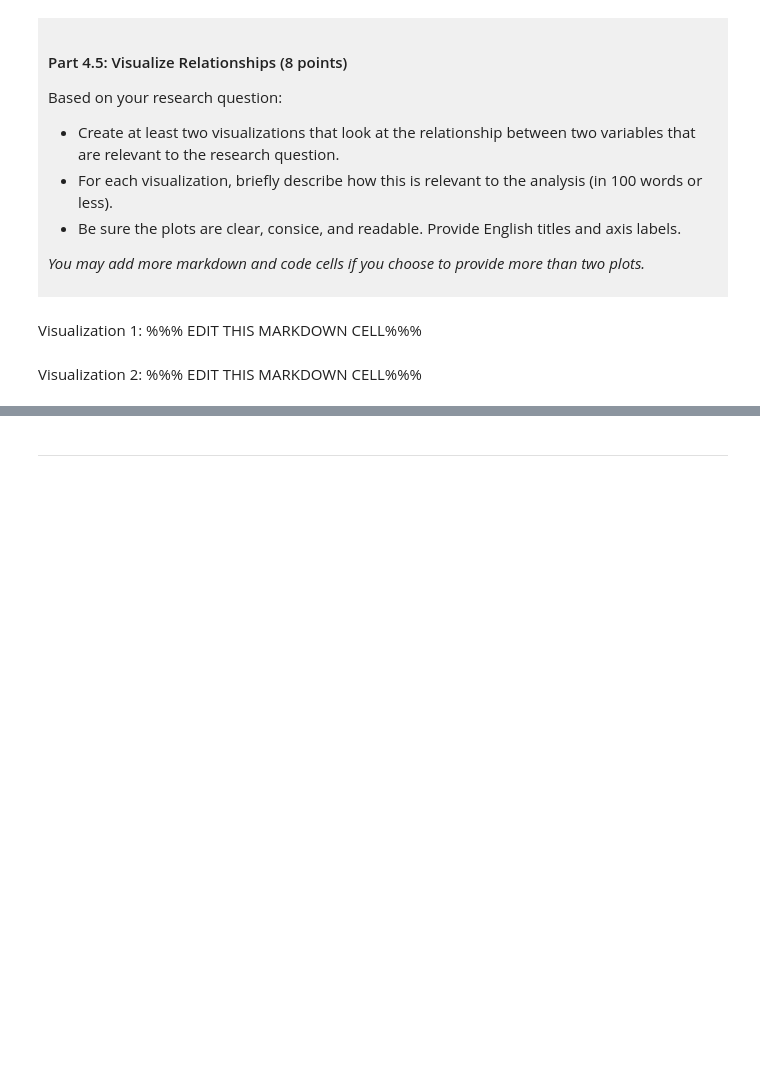
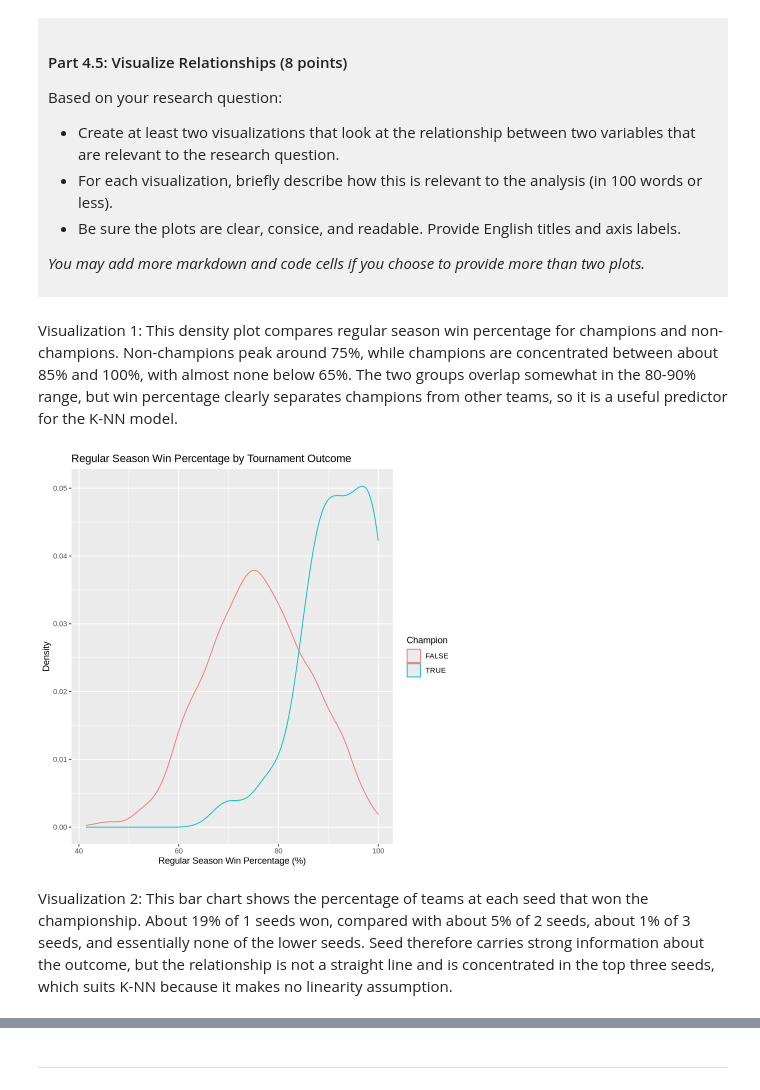
Before and after one commit to Hankin07/dsci-100-project-Hankin-Zhao, a Jupyter notebook: dsci-100-project-notebook.ipynb, the cells around one changed output, grey strips where cells are left out. Drawn from its saved outputs; the diff is of its cells as text; code cells hidden in the pictures; blank space fills up the shorter version.

```diff
--- a/dsci-100-project-notebook.ipynb
+++ b/dsci-100-project-notebook.ipynb
@@ -330,9 +393,16 @@ Based on your research question:
 *You may add more markdown and code cells if you choose to provide more than two plots.*
 </div>
 # %% [markdown]
-Visualization 1: %%% EDIT THIS MARKDOWN CELL%%%
+Visualization 1: This density plot compares regular season win percentage for champions and non-champions. Non-champions peak around 75%, while champions are concentrated between about 85% and 100%, with almost none below 65%. The two groups overlap somewhat in the 80-90% range, but win percentage clearly separates champions from other teams, so it is a useful predictor for the K-NN model.
 # %%
-### EDIT THIS CODE CELL FOR VISUALIZATION 1###
+# Win percentage on the x-axis; separate curve color for each champion group
+ggplot(champ_data, aes(x = reg_wins_pct, color = champion)) +
+    # Smooth curve showing each group's distribution
+    geom_density() +
+    # Plot title; x-axis label; y-axis label; legend title
+    labs(title = "Regular Season Win Percentage by Tournament Outcome", x = "Regular Season Win Percentage (%)", y = "Density", color = "Champion")
+# %% [output]
+[figure, added]
 # %% [markdown]
-Visualization 2: %%% EDIT THIS MARKDOWN CELL%%%
+Visualization 2: This bar chart shows the percentage of teams at each seed that won the championship. About 19% of 1 seeds won, compared with about 5% of 2 seeds, about 1% of 3 seeds, and essentially none of the lower seeds. Seed therefore carries strong information about the outcome, but the relationship is not a straight line and is concentrated in the top three seeds, which suits K-NN because it makes no linearity assumption.
 # %%
```
Also changed, not shown: parts of 7 cells of this notebook.
